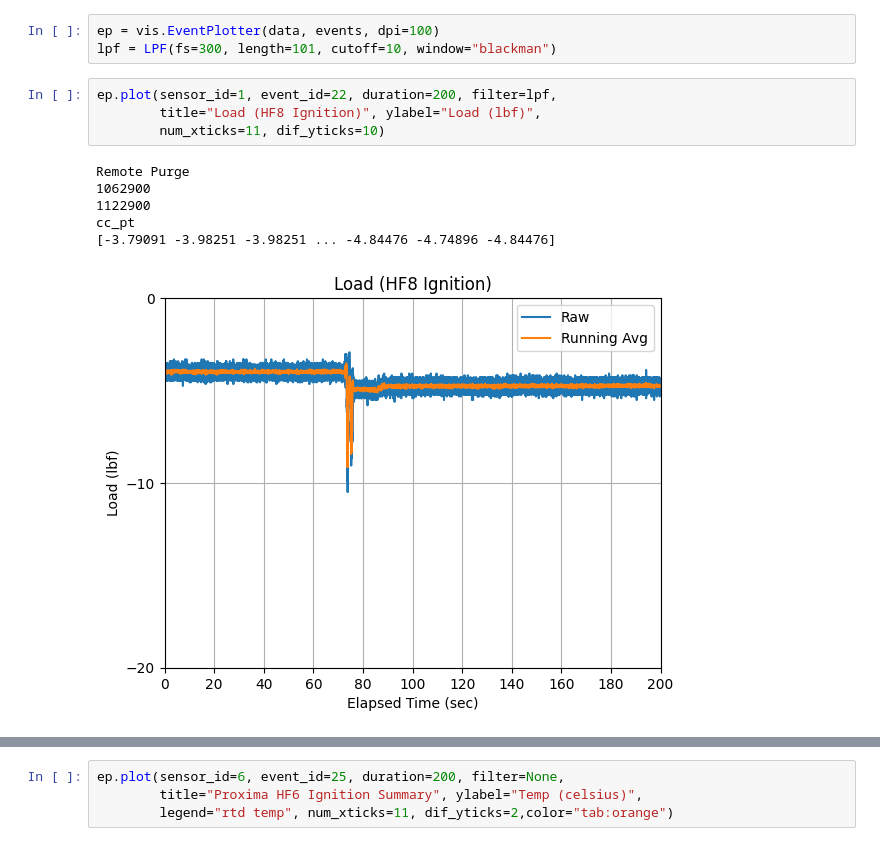
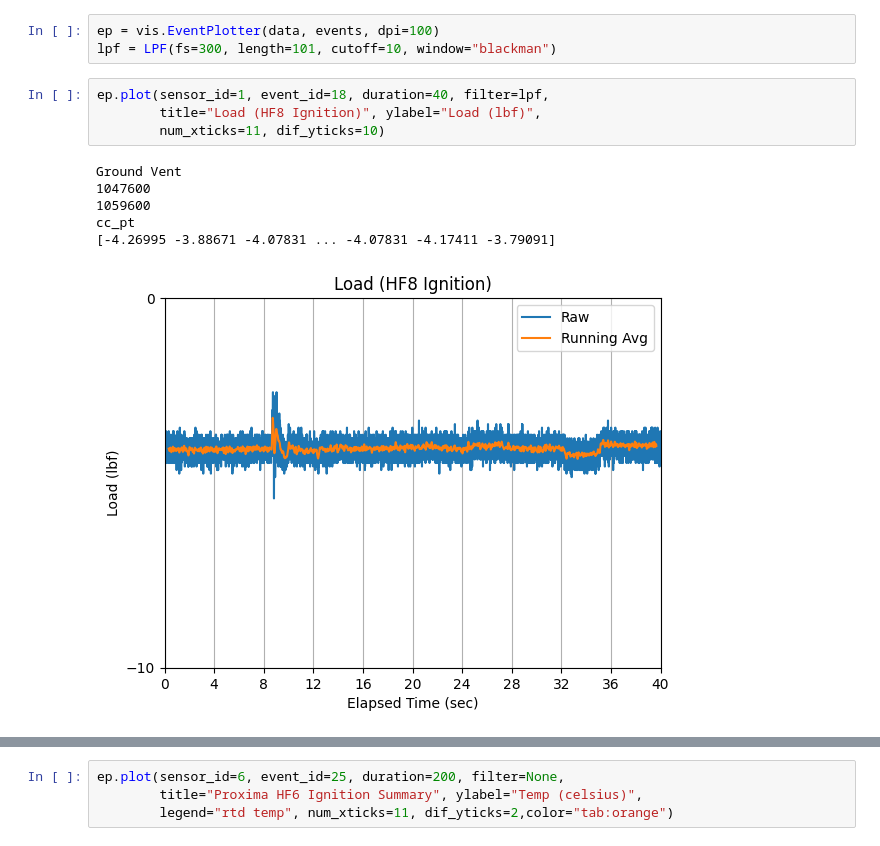
Before and after one commit to rice-eclipse/hotfire-data, a Jupyter notebook: analysis-proxima-hf-8.ipynb, the cells around one changed output, grey strips where cells are left out. Cells and saved outputs as stored; diff of their text form.

```diff
--- a/analysis-proxima-hf-8.ipynb
+++ b/analysis-proxima-hf-8.ipynb
@@ -52,14 +52,14 @@ HF8 Data Summary
 ep = vis.EventPlotter(data, events, dpi=100)
 lpf = LPF(fs=300, length=101, cutoff=10, window="blackman")
 # %%
-ep.plot(sensor_id=1, event_id=22, duration=200, filter=lpf,
+ep.plot(sensor_id=1, event_id=18, duration=40, filter=lpf,
         title="Load (HF8 Ignition)", ylabel="Load (lbf)",
         num_xticks=11, dif_yticks=10)
 # %% [output]
-Remote Purge
-1062900
-1122900
+Ground Vent
+1047600
+1059600
 cc_pt
-[-3.79091 -3.98251 -3.98251 ... -4.84476 -4.74896 -4.84476]
+[-4.26995 -3.88671 -4.07831 ... -4.07831 -4.17411 -3.79091]
-[figure, old version]
+[figure, new version]
 # %%
```
Also changed, not shown: parts of 1 cell of this notebook, 3 other files.
